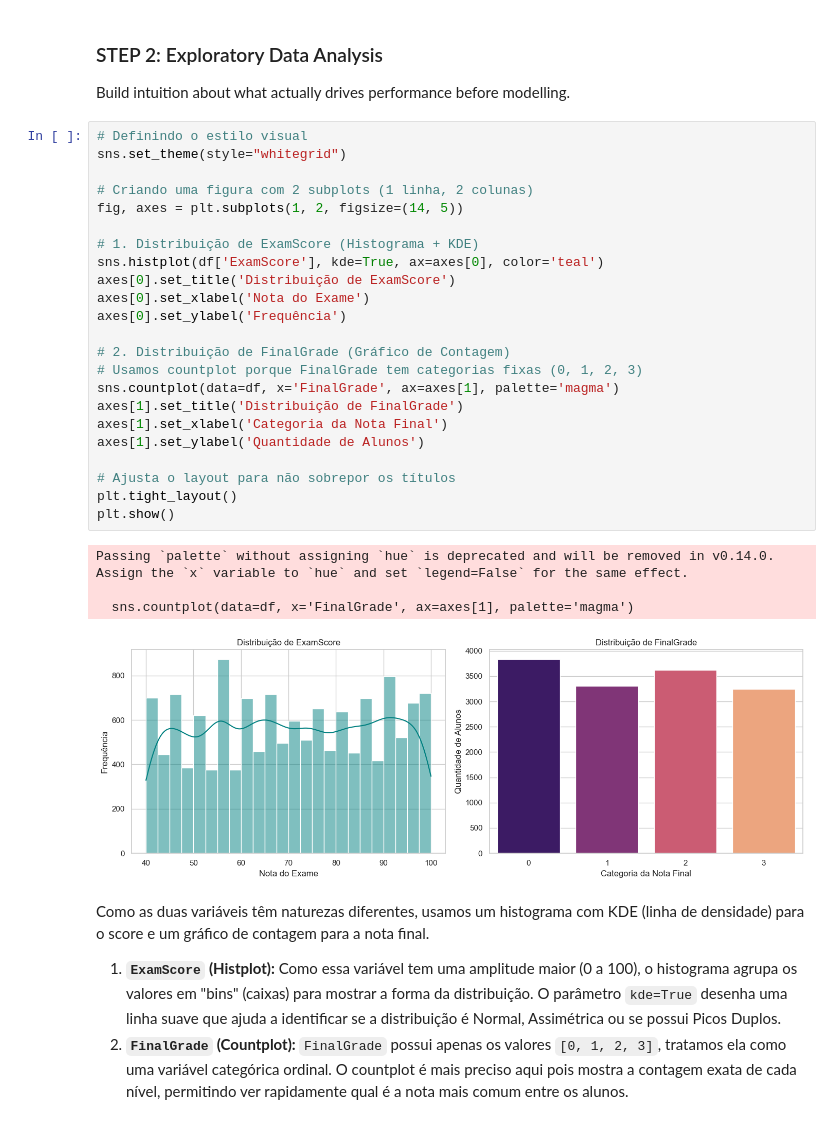
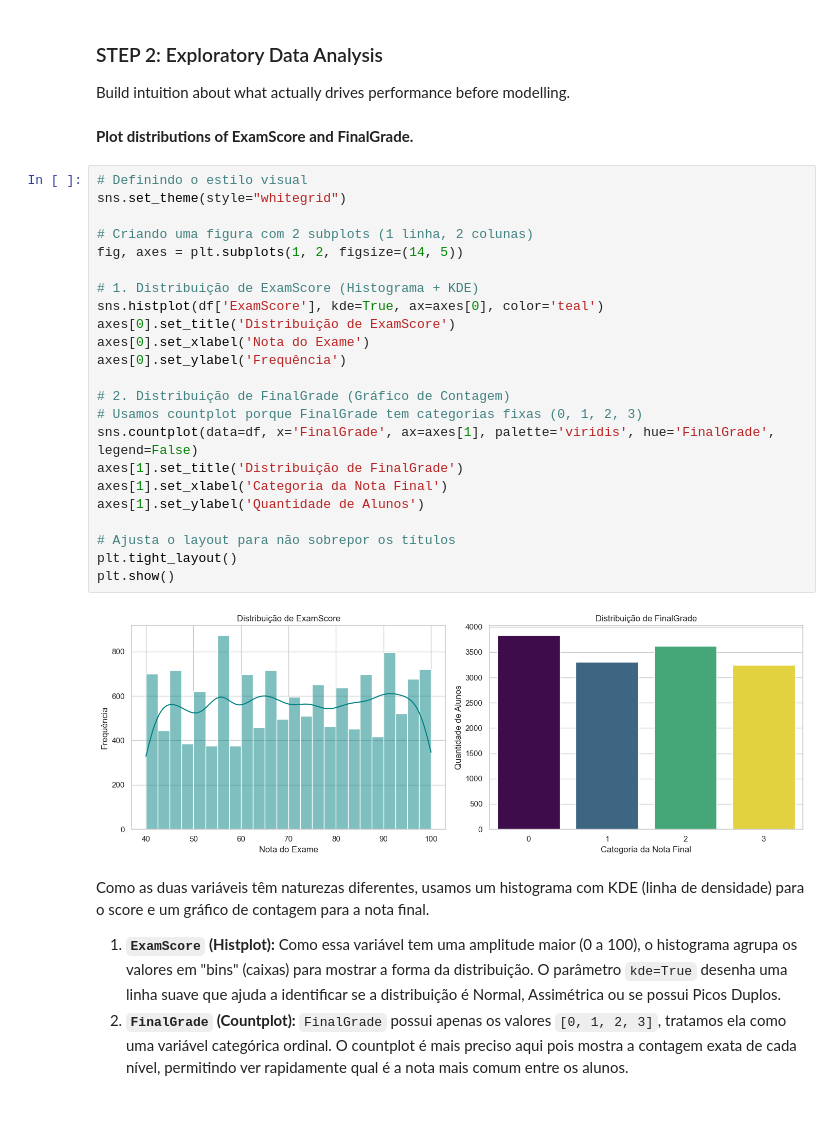
Before and after one commit to felipesabbado/2026-IPS-aai-project, a Jupyter notebook: notebooks/analysis.ipynb, the cells around one changed output. Saved outputs shown, nothing was run; the diff lists cells and outputs as text.

```diff
--- a/notebooks/analysis.ipynb
+++ b/notebooks/analysis.ipynb
@@ -219,34 +245,33 @@ plt.show()
 ### STEP 2: Exploratory Data Analysis
 
 Build intuition about what actually drives performance before modelling.
+# %% [markdown]
+**Plot distributions of ExamScore and FinalGrade.**
 # %%
 # Definindo o estilo visual
 sns.set_theme(style="whitegrid")
 
 # Criando uma figura com 2 subplots (1 linha, 2 colunas)
 fig, axes = plt.subplots(1, 2, figsize=(14, 5))
 
 # 1. Distribuição de ExamScore (Histograma + KDE)
 sns.histplot(df['ExamScore'], kde=True, ax=axes[0], color='teal')
 axes[0].set_title('Distribuição de ExamScore')
 axes[0].set_xlabel('Nota do Exame')
 axes[0].set_ylabel('Frequência')
 
 # 2. Distribuição de FinalGrade (Gráfico de Contagem)
 # Usamos countplot porque FinalGrade tem categorias fixas (0, 1, 2, 3)
-sns.countplot(data=df, x='FinalGrade', ax=axes[1], palette='magma')
+sns.countplot(data=df, x='FinalGrade', ax=axes[1], palette='viridis', hue='FinalGrade', legend=False)
 axes[1].set_title('Distribuição de FinalGrade')
 axes[1].set_xlabel('Categoria da Nota Final')
 axes[1].set_ylabel('Quantidade de Alunos')
 
 # Ajusta o layout para não sobrepor os títulos
 plt.tight_layout()
 plt.show()
 # %% [output]
-Passing `palette` without assigning `hue` is deprecated and will be removed in v0.14.0. Assign the `x` variable to `hue` and set `legend=False` for the same effect.
-
-  sns.countplot(data=df, x='FinalGrade', ax=axes[1], palette='magma')
-[figure, old version]
+[figure, new version]
 # %% [markdown]
 Como as duas variáveis têm naturezas diferentes, usamos um histograma com KDE (linha de densidade) para o score e um gráfico de contagem para a nota final.
 
```
Also changed, not shown: parts of 21 cells of this notebook.
